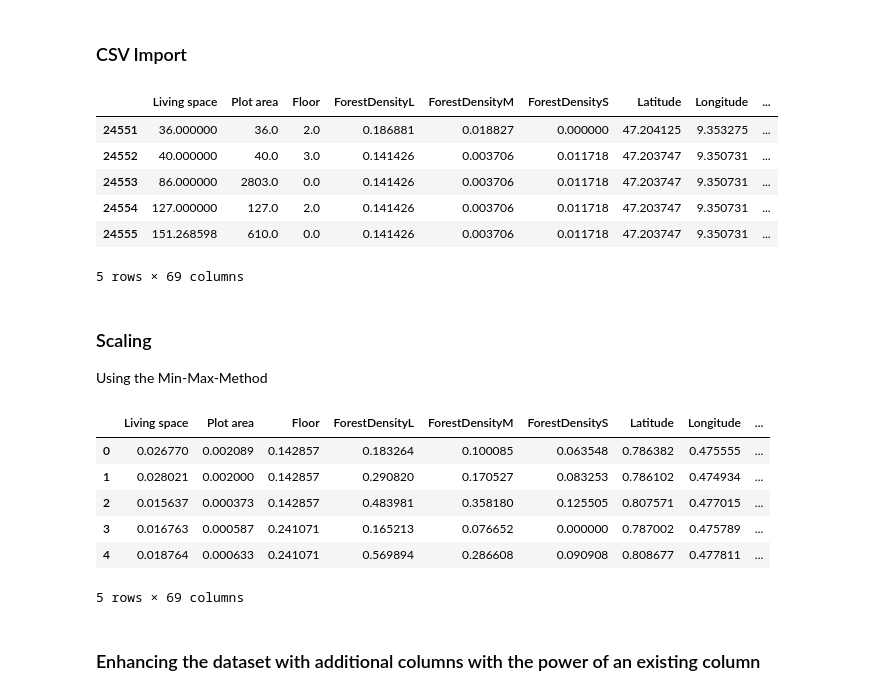
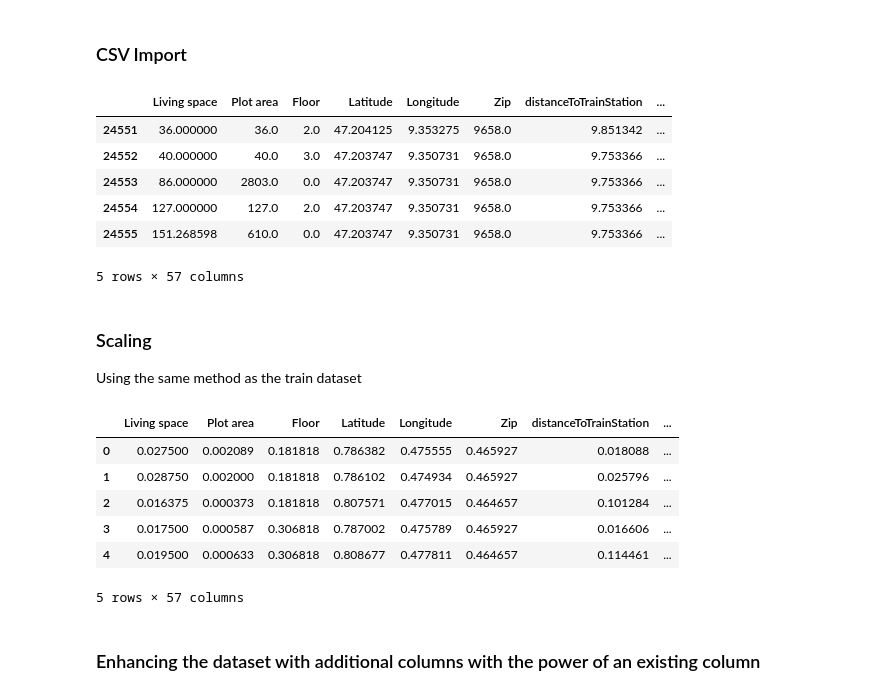
Before and after one commit to marvinvr/fhnw-cml1, a Jupyter notebook: 02_1_scaling_kaggle.ipynb, the cells around one changed output. Cells and saved outputs as stored; diff of their text form; code cells hidden in the pictures.

Commit message:
refactors paths and names to allow for other models

```diff
--- a/02_1_scaling_kaggle.ipynb
+++ b/02_1_scaling_kaggle.ipynb
@@ -31,34 +26,38 @@ df = source_data['dataset']
+# %%
+source_data = load(Paths.KAGGLE_DATA_WRANGLING_DATA)
+
+df = source_data['dataset']
 # %%
 df.tail()
 # %% [output]
-|  | Living space | Plot area | Floor | ForestDensityL | ForestDensityM | ForestDensityS | Latitude | Longitude | ... |
-| 24551 | 36.000000 | 36.0 | 2.0 | 0.186881 | 0.018827 | 0.000000 | 47.204125 | 9.353275 | ... |
-| 24552 | 40.000000 | 40.0 | 3.0 | 0.141426 | 0.003706 | 0.011718 | 47.203747 | 9.350731 | ... |
-| 24553 | 86.000000 | 2803.0 | 0.0 | 0.141426 | 0.003706 | 0.011718 | 47.203747 | 9.350731 | ... |
-| 24554 | 127.000000 | 127.0 | 2.0 | 0.141426 | 0.003706 | 0.011718 | 47.203747 | 9.350731 | ... |
-| 24555 | 151.268598 | 610.0 | 0.0 | 0.141426 | 0.003706 | 0.011718 | 47.203747 | 9.350731 | ... |
+|  | Living space | Plot area | Floor | Latitude | Longitude | Zip | distanceToTrainStation | ... |
+| 24551 | 36.000000 | 36.0 | 2.0 | 47.204125 | 9.353275 | 9658.0 | 9.851342 | ... |
+| 24552 | 40.000000 | 40.0 | 3.0 | 47.203747 | 9.350731 | 9658.0 | 9.753366 | ... |
+| 24553 | 86.000000 | 2803.0 | 0.0 | 47.203747 | 9.350731 | 9658.0 | 9.753366 | ... |
+| 24554 | 127.000000 | 127.0 | 2.0 | 47.203747 | 9.350731 | 9658.0 | 9.753366 | ... |
+| 24555 | 151.268598 | 610.0 | 0.0 | 47.203747 | 9.350731 | 9658.0 | 9.753366 | ... |
-5 rows × 69 columns
+5 rows × 57 columns
 # %% [markdown]
 ### Scaling
-Using the Min-Max-Method
+Using the same method as the train dataset
 # %%
 scaled_df = df.copy()
-source_path = Path('data/model/02_train_data.pkl')
+source_path = Paths.REGRESSOR_SCALING_DATA
 scaler = load(source_path)['scaler']
 
 columns = scaled_df.columns
 
 scaled_df[columns] = scaler.transform(scaled_df[columns])
 
 scaled_df.head()
 # %% [output]
-|  | Living space | Plot area | Floor | ForestDensityL | ForestDensityM | ForestDensityS | Latitude | Longitude | ... |
-| 0 | 0.026770 | 0.002089 | 0.142857 | 0.183264 | 0.100085 | 0.063548 | 0.786382 | 0.475555 | ... |
-| 1 | 0.028021 | 0.002000 | 0.142857 | 0.290820 | 0.170527 | 0.083253 | 0.786102 | 0.474934 | ... |
-| 2 | 0.015637 | 0.000373 | 0.142857 | 0.483981 | 0.358180 | 0.125505 | 0.807571 | 0.477015 | ... |
-| 3 | 0.016763 | 0.000587 | 0.241071 | 0.165213 | 0.076652 | 0.000000 | 0.787002 | 0.475789 | ... |
-| 4 | 0.018764 | 0.000633 | 0.241071 | 0.569894 | 0.286608 | 0.090908 | 0.808677 | 0.477811 | ... |
+|  | Living space | Plot area | Floor | Latitude | Longitude | Zip | distanceToTrainStation | ... |
+| 0 | 0.027500 | 0.002089 | 0.181818 | 0.786382 | 0.475555 | 0.465927 | 0.018088 | ... |
+| 1 | 0.028750 | 0.002000 | 0.181818 | 0.786102 | 0.474934 | 0.465927 | 0.025796 | ... |
+| 2 | 0.016375 | 0.000373 | 0.181818 | 0.807571 | 0.477015 | 0.464657 | 0.101284 | ... |
+| 3 | 0.017500 | 0.000587 | 0.306818 | 0.787002 | 0.475789 | 0.465927 | 0.016606 | ... |
+| 4 | 0.019500 | 0.000633 | 0.306818 | 0.808677 | 0.477811 | 0.464657 | 0.114461 | ... |
-5 rows × 69 columns
+5 rows × 57 columns
 # %% [markdown]
 ### Enhancing the dataset with additional columns with the power of an existing column
 # %%
```
Also changed, not shown: parts of 4 cells of this notebook, 33 other files.
